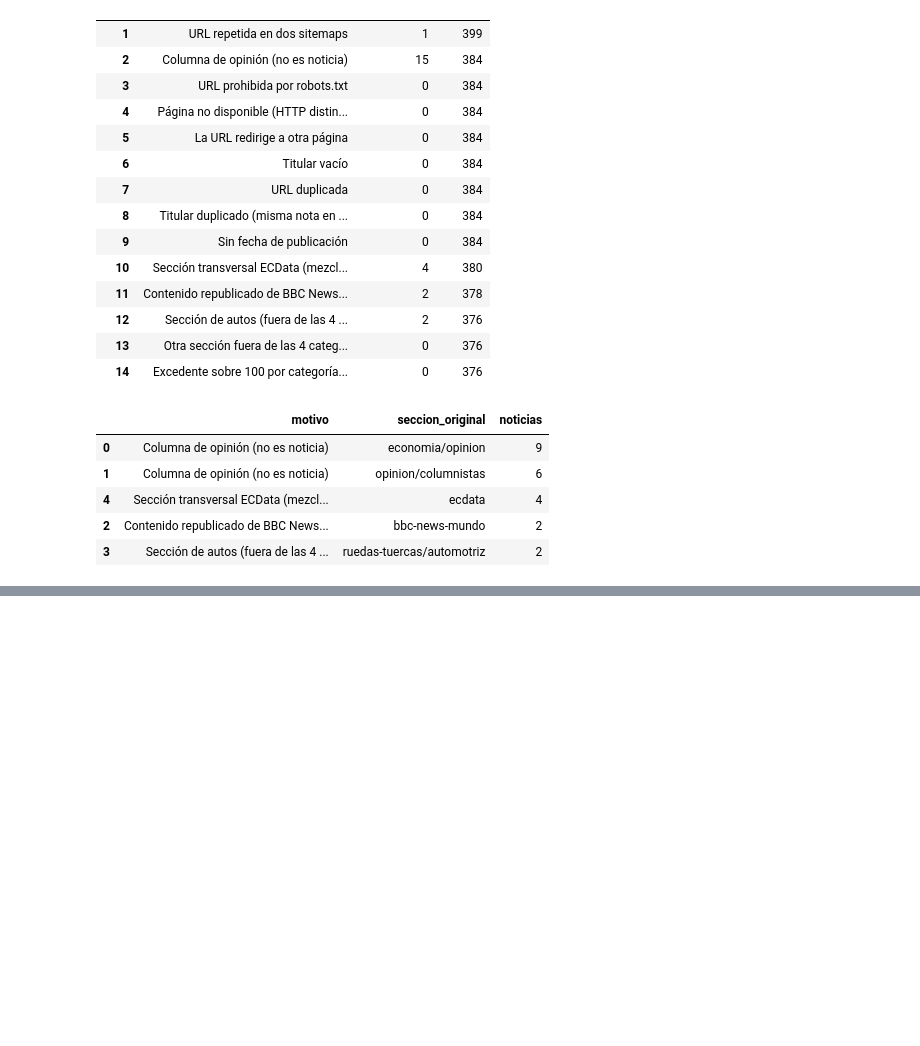
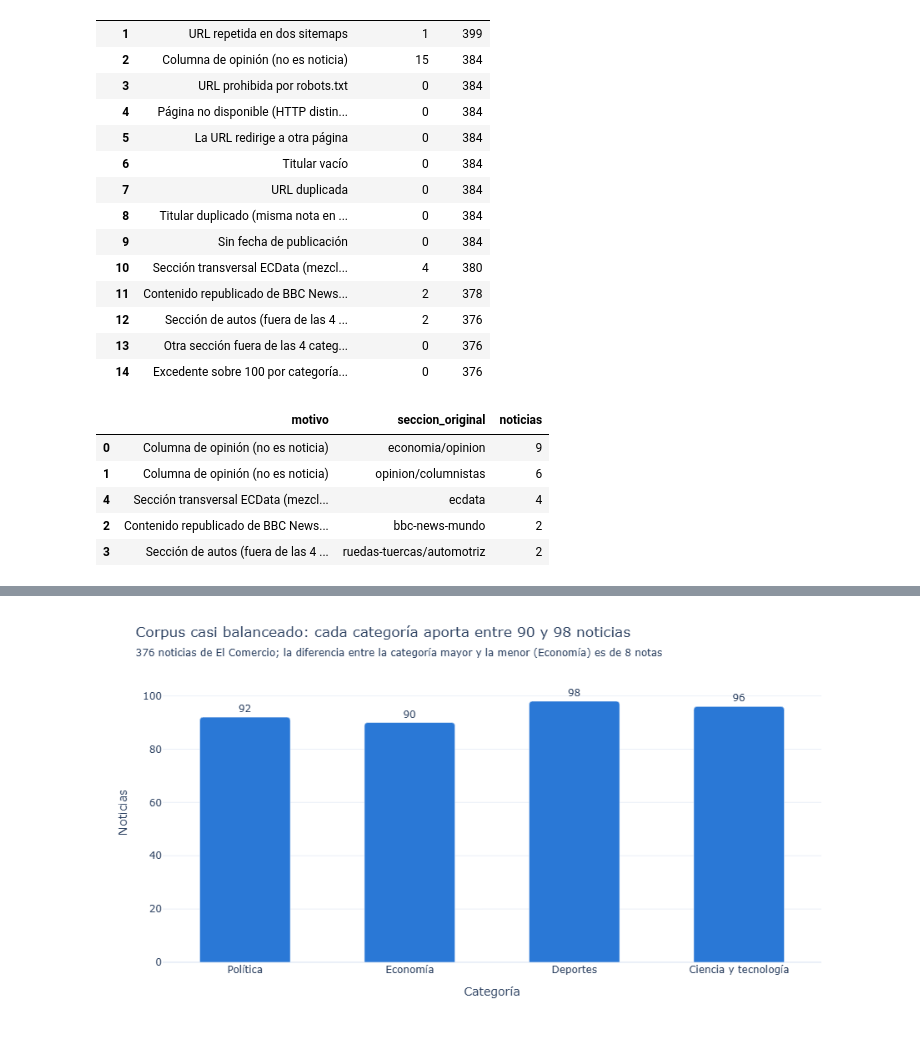
Before and after one commit to IvettexMamani/diplomado-python-2026, a Jupyter notebook: tarea_1/01_recoleccion.ipynb, the cells around one changed output, grey strips where cells are left out. Cells and saved outputs as stored; diff of their text form; code cells hidden in the pictures; blank space fills up the shorter version.

```diff
--- a/tarea_1/01_recoleccion.ipynb
+++ b/tarea_1/01_recoleccion.ipynb
@@ -43,7 +43,7 @@ truststore.inject_into_ssl()
 # Plotly: interactivo en Jupyter/VS Code + copia PNG para que GitHub muestre los gráficos
 pio.renderers.default = "plotly_mimetype+png"
 pio.renderers["png"].width = 950
-pio.renderers["png"].height = 500
+pio.templates.default = "plotly_white"
 pd.set_option("display.max_colwidth", 110)
 
 OPCION = "B"
@@ -524,0 +528,29 @@ fuera = df_desc[df_desc["motivo"].isin(motivos_seccion)]
+# %%
+# Un color fijo por categoría (paleta categórica validada para series adyacentes)
+COLORES = {"politica": "#2a78d6", "economia": "#eb6834", "deportes": "#1baf7a",
+           "ciencia_tecnologia": "#eda100"}
+ETIQ_LEGIBLE = {"politica": "Política", "economia": "Economía", "deportes": "Deportes",
+                "ciencia_tecnologia": "Ciencia y tecnología"}
+df["len_titular"] = df["titular"].str.len()
+
+conteo = (df["etiqueta"].value_counts().reindex(ETIQUETAS)
+            .rename_axis("etiqueta").reset_index(name="noticias"))
+conteo["categoria"] = conteo["etiqueta"].map(ETIQ_LEGIBLE)
+mn, mx = conteo["noticias"].min(), conteo["noticias"].max()
+menor = ETIQ_LEGIBLE[conteo.loc[conteo["noticias"].idxmin(), "etiqueta"]]
+if mx - mn <= 0.15 * mx:
+    titulo = f"Corpus casi balanceado: cada categoría aporta entre {mn} y {mx} noticias"
+else:
+    titulo = f"Corpus desbalanceado: {menor} aporta solo {mn} noticias frente a {mx}"
+
+# Una sola serie: un solo color; la categoría ya está en el eje x
+fig1 = px.bar(conteo, x="categoria", y="noticias", text="noticias",
+              labels={"categoria": "Categoría", "noticias": "Noticias"})
+fig1.update_traces(marker_color=COLORES["politica"], textposition="outside", width=0.55)
+fig1.update_layout(barcornerradius=4, yaxis_range=[0, mx * 1.15], title=dict(
+    text=titulo,
+    subtitle=dict(text=(f"{len(df)} noticias de {MEDIO}; la diferencia entre la categoría mayor "
+                        f"y la menor ({menor}) es de {mx - mn} notas"))))
+fig1.show()
+# %% [output]
+[figure, added]
```
Also changed, not shown: parts of 4 cells of this notebook.
